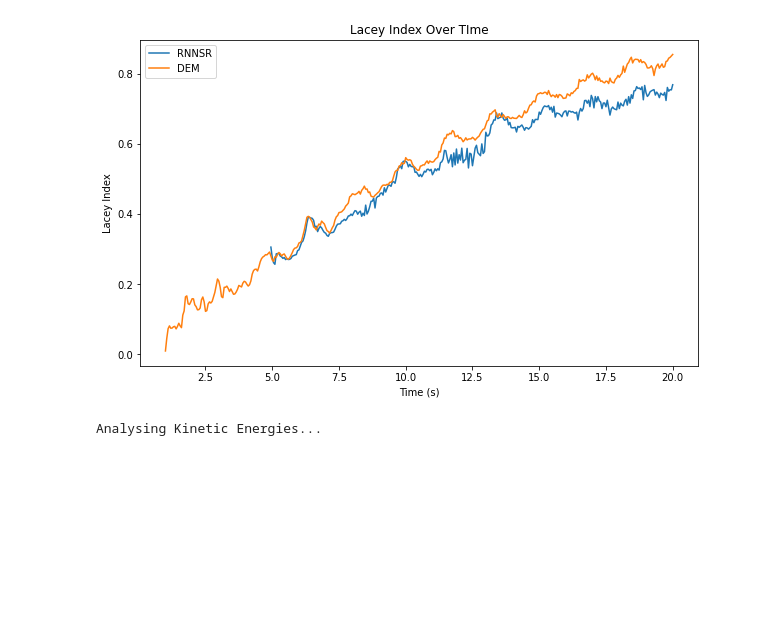
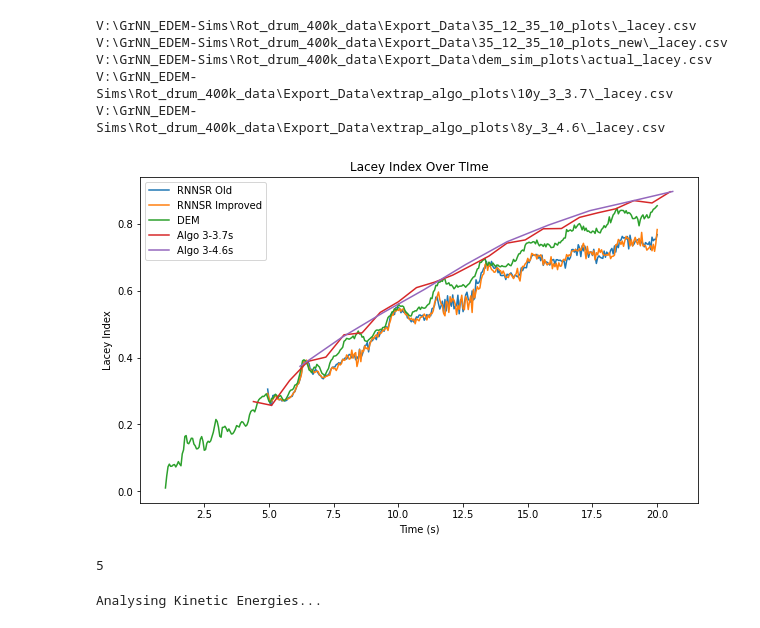
Before and after one commit to elispelis/DEM-Dissertation, a Jupyter notebook: src/dem_extr_rnn.ipynb, the cells around one changed output. Drawn from its saved outputs; the diff is of its cells as text; code cells hidden in the pictures; blank space fills up the shorter version.

```diff
--- a/src/dem_extr_rnn.ipynb
+++ b/src/dem_extr_rnn.ipynb
@@ -57,40 +56,46 @@ plots_path = rf"{sim_path[:-4]}_data\Export_Data\extrap_algo_plots"
 folder_path = id_dict_path
 
 # Initialize an empty list to store numpy arrays from each file
 data_arrays = []
 
 # Function to read CSV file and return a numpy array
 def read_csv_to_numpy(file_path):
     return np.loadtxt(file_path, delimiter=',')
 
 # Iterate through all files in the folder and its subfolders
 for root, dirs, files in os.walk(folder_path):
     for filename in files:
         if filename.endswith('_lacey.csv'):
             file_path = os.path.join(root, filename)
+            print(file_path)
 
-            # Read the CSV file and append the numpy array to data_arrays
+            # Read the CSV file and append the numpy array to data_arra'ArithmeticErrorys
             data_arrays.append(read_csv_to_numpy(file_path))
 
 # Plot the data from all files
 plt.figure(figsize=(10, 6))
 
 for i, data_array in enumerate(data_arrays):
+    plt.plot(data_array[:, 0], data_array[:, 1], label=["RNNSR Old", "RNNSR Improved", "DEM", "Algo 3-3.7s", "Algo 3-4.6s"][i])
 
-    if i == 0:
-    # Customize the plot as needed using commands like plt.plot() or plt.scatter()
-        plt.plot(data_array[:, 0], data_array[:, 1], label="RNNSR")
-    else:
-        plt.plot(data_array[:, 0], data_array[:, 1], label="DEM")
 
 plt.legend()
 plt.xlabel('Time (s)')
 plt.ylabel('Lacey Index')
 plt.title('Lacey Index Over TIme')
 plt.legend()
 plt.show()
 # %% [output]
+V:\GrNN_EDEM-Sims\Rot_drum_400k_data\Export_Data\35_12_35_10_plots\_lacey.csv
+V:\GrNN_EDEM-Sims\Rot_drum_400k_data\Export_Data\35_12_35_10_plots_new\_lacey.csv
+V:\GrNN_EDEM-Sims\Rot_drum_400k_data\Export_Data\dem_sim_plots\actual_lacey.csv
+V:\GrNN_EDEM-Sims\Rot_drum_400k_data\Export_Data\extrap_algo_plots\10y_3_3.7\_lacey.csv
+V:\GrNN_EDEM-Sims\Rot_drum_400k_data\Export_Data\extrap_algo_plots\8y_3_4.6\_lacey.csv
-[figure, old version]
+[figure, new version]
+# %%
+len(data_arrays)
+# %% [output]
+5
 # %%
 ## Extrapolation algo
 
```
Also changed, not shown: parts of 15 cells of this notebook, 1 other file.
